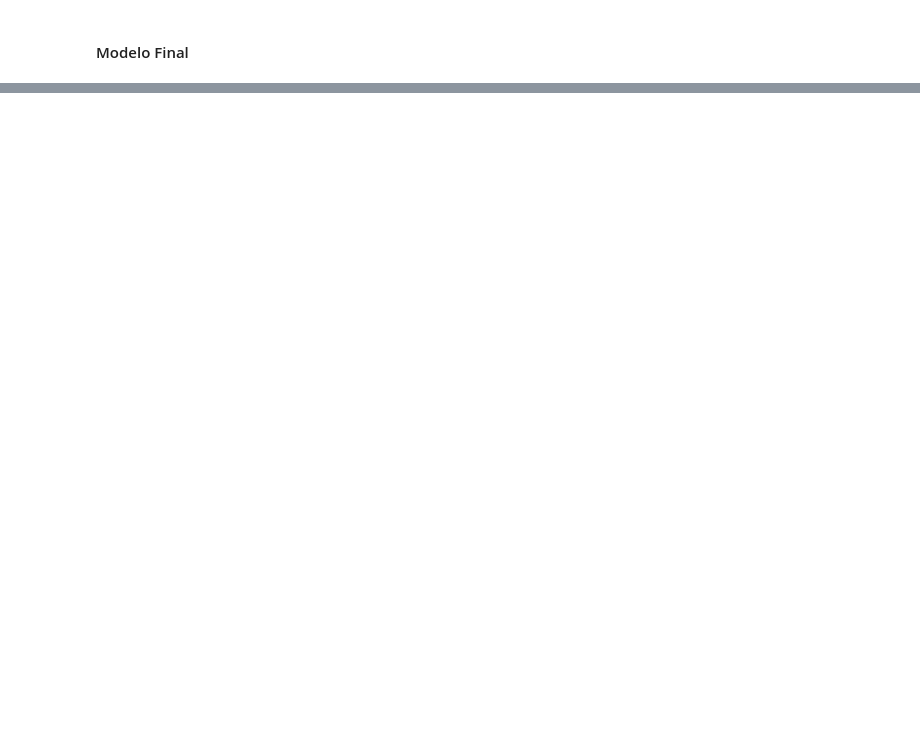
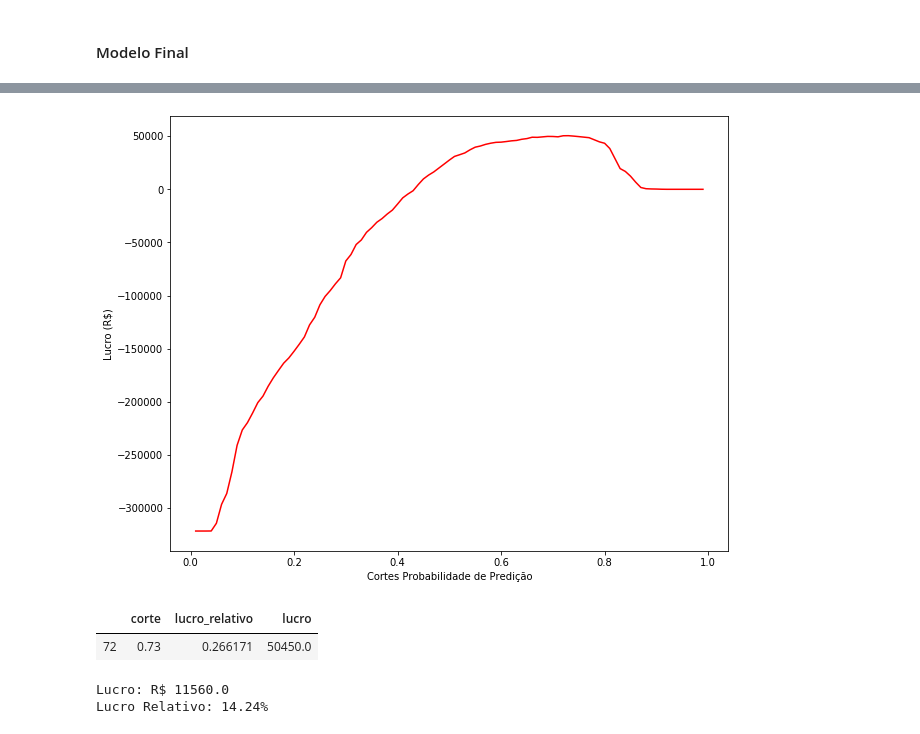
Before and after one commit to brunaolivc/DATA_MASTER, a Jupyter notebook: DM_prep copy.ipynb, the cells around one changed output, grey strips where cells are left out. Drawn from its saved outputs; the diff is of its cells as text; code cells hidden in the pictures; blank space fills up the shorter version.

Commit message:
Finaliza Tarefa2

```diff
--- a/DM_prep copy.ipynb
+++ b/DM_prep copy.ipynb
@@ -792,12 +792,12 @@ for mean_score, params in zip(cvres_xgb['mean_test_score'],cvres_xgb['params']):
 # %%
 
 XGB_final = XGBClassifier(
-   scale_pos_weight = sum(y_train == 0) / sum(y_train == 1),
-   n_estimators = 40, #30 40 60 40
-   max_depth = 3, #6 9 12 12
-   learning_rate = 0.1, #0.01 0.1 0.01 0.001
+   scale_pos_weight = sum(y_train_xgb == 0) / sum(y_train_xgb == 1),
+   n_estimators = 70, #30 40 60 40
+   max_depth = 6, #6 9 12 12
+   learning_rate = 0.01, #0.01 0.1 0.01 0.001
    colsample_bytree = 0.75,
-   subsample = 0.5, #0.25 0.25 0.25 0.5
+   subsample = 0.25, #0.25 0.25 0.25 0.5
    random_state = 42
 )
 XGB_final.fit(x_train_xgb,y_train_xgb)
@@ -824,0 +827,19 @@ Lucro Total Teste: 23978.51
+# %%
+prob_treino = XGB_final.predict_proba(x_train_xgb)[:,1]
+df_avaliacao = pd.DataFrame({'Probabilidade' : prob_treino, 'TARGET' : y_train_xgb})
+# %%
+resumo_metricas = []
+
+for corte in np.arange(0.01, 1, 0.01):
+
+    # Cria o predict baseado no valor do corte
+    df_avaliacao['TARGET_pred'] = (df_avaliacao['Probabilidade'] >= corte).astype('int')
+
+    # Calcula o lucro por cliente
+    LR = funcao_lucro(df_avaliacao['TARGET'], df_avaliacao['TARGET_pred'])
+    lucro_total = LR*LM
+
+    resumo_metricas.append([corte, LR, lucro_total])
+# %%
+resumo_metricas = pd.DataFrame(resumo_metricas, columns=["corte", "lucro_relativo", "lucro"])
+resumo_metricas
@@ -824,0 +860,29 @@ Lucro Total Teste: 23978.51
+# %%
+plt.figure(figsize = (10,8))
+plt.plot(resumo_metricas['corte'], resumo_metricas['lucro'], color = 'red')
+# plt.xticks(resumo_metricas[corte],)
+plt.xlabel("Cortes Probabilidade de Predição")
+plt.ylabel("Lucro (R$)")
+plt.show()
+# %% [output]
+[figure, added]
+# %%
+resumo_metricas.loc[resumo_metricas.lucro == max(resumo_metricas['lucro'])]
+# %% [output]
+|  | corte | lucro_relativo | lucro |
+| 72 | 0.73 | 0.266171 | 50450.0 |
+# %%
+prob_teste = XGB_final.predict_proba(x_test_xgb)[:,1]
+pred_final = pd.DataFrame({'Probabilidade' : prob_teste, 'TARGET' : y_test_xgb})
+pred_final['TARGET_pred'] = (pred_final['Probabilidade'] >= 0.51).astype('int')
+
+LM_test = y_test_xgb.sum()*90
+
+LR_test = funcao_lucro(pred_final['TARGET'], pred_final['TARGET_pred'])
+lucro_total = LR_test*LM_test
+
+print("Lucro: R$", lucro_total)
+print("Lucro Relativo: {:0.2%}".format(LR_test))
+# %% [output]
+Lucro: R$ 11560.0
+Lucro Relativo: 14.24%
```
Also changed, not shown: parts of 8 cells of this notebook, 2 other files.
